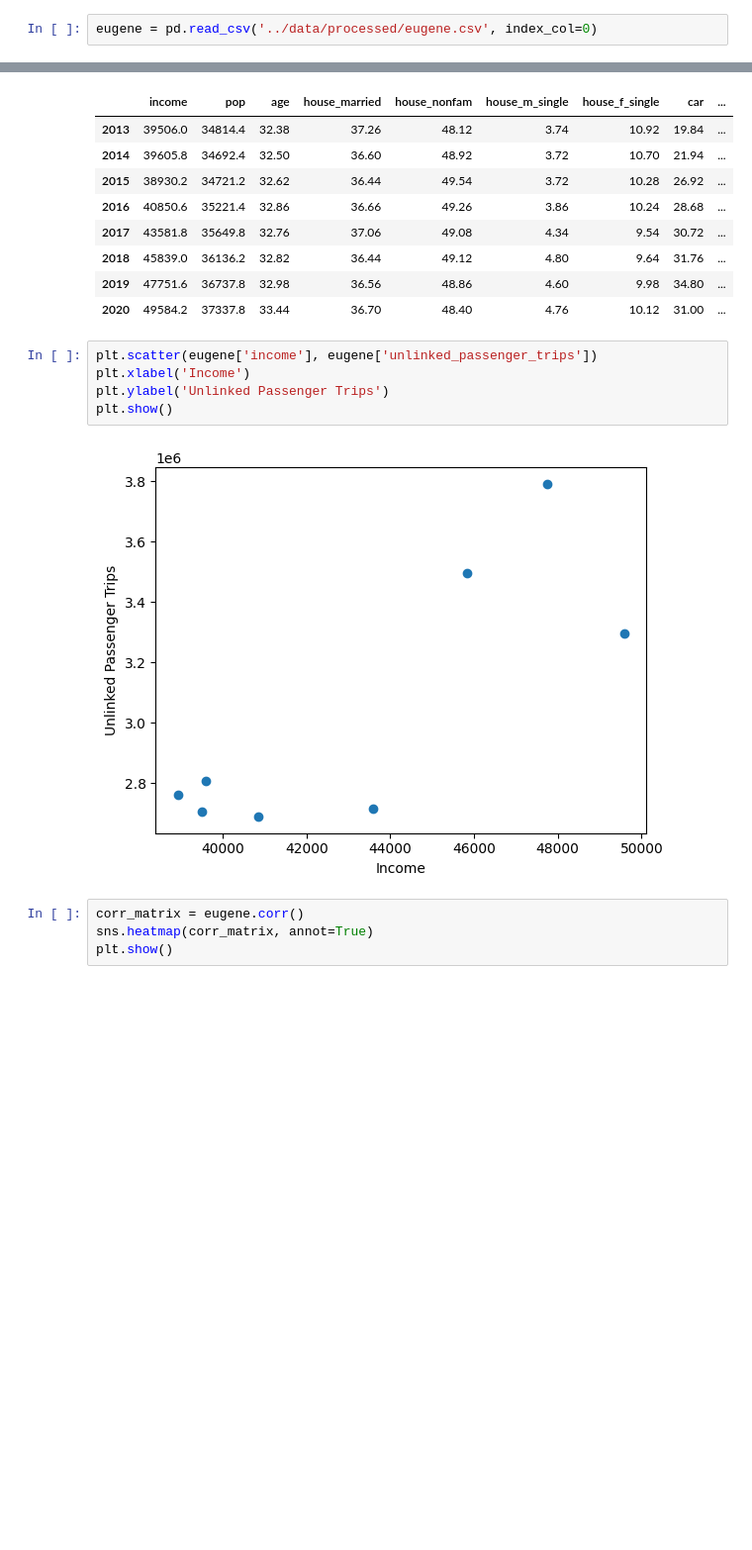
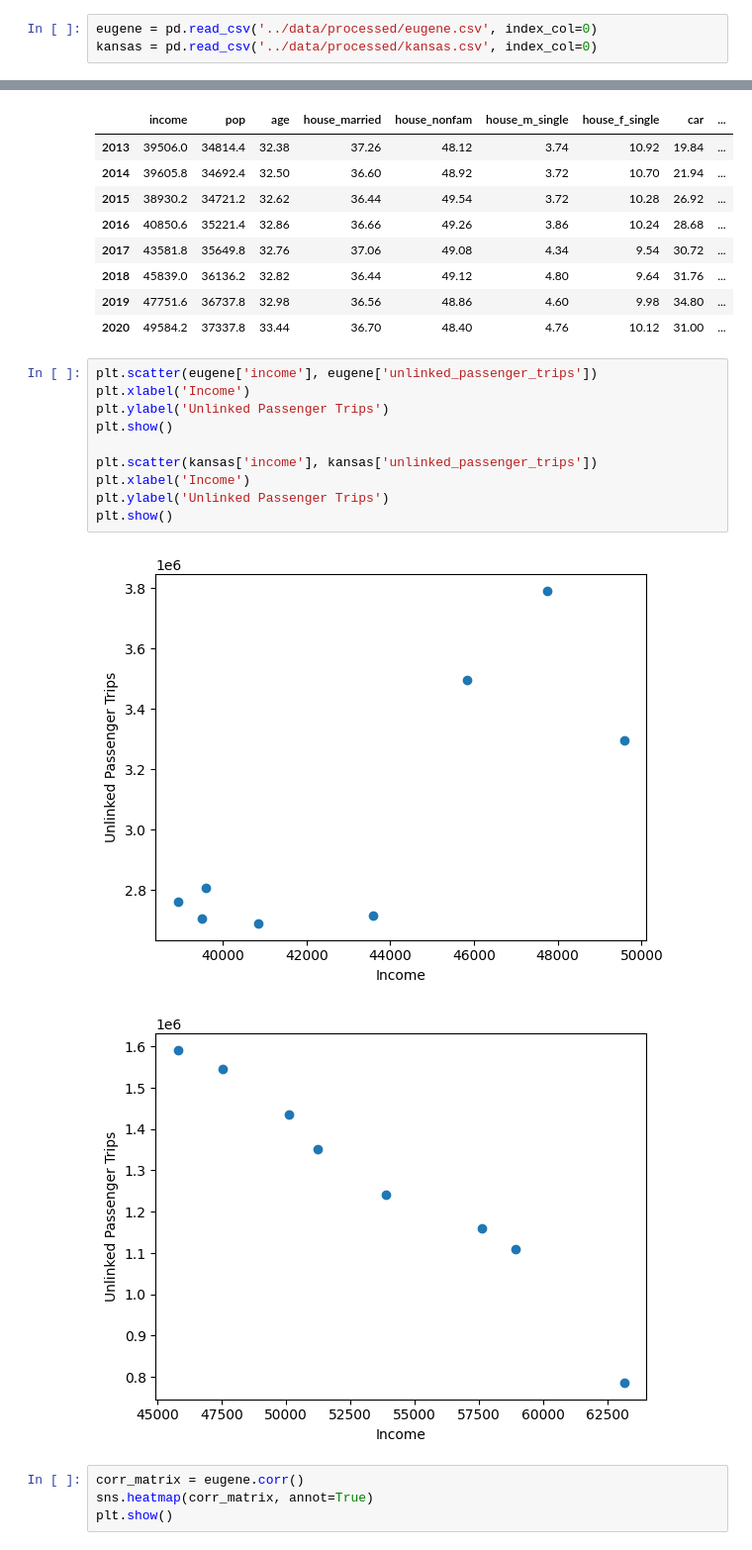
Before and after one commit to hudyu17/transit-model, a Jupyter notebook: model/notebooks/visualization.ipynb, the cells around one changed output, grey strips where cells are left out. Shown at 99% size. Cells and saved outputs as stored; diff of their text form; blank space fills up the shorter version.

```diff
--- a/model/notebooks/visualization.ipynb
+++ b/model/notebooks/visualization.ipynb
@@ -7,6 +7,7 @@ import matplotlib.pyplot as plt
 import seaborn as sns
 # %%
 eugene = pd.read_csv('../data/processed/eugene.csv', index_col=0)
+kansas = pd.read_csv('../data/processed/kansas.csv', index_col=0)
 # %%
 eugene
 # %% [output]
@@ -22,10 +23,16 @@ eugene
 # %%
 plt.scatter(eugene['income'], eugene['unlinked_passenger_trips'])
 plt.xlabel('Income')
 plt.ylabel('Unlinked Passenger Trips')
 plt.show()
+
+plt.scatter(kansas['income'], kansas['unlinked_passenger_trips'])
+plt.xlabel('Income')
+plt.ylabel('Unlinked Passenger Trips')
+plt.show()
 # %% [output]
 [figure]
+[figure, added]
 # %%
 corr_matrix = eugene.corr()
 sns.heatmap(corr_matrix, annot=True)
```
Also changed, not shown: parts of 1 cell of this notebook, 9 other files.
